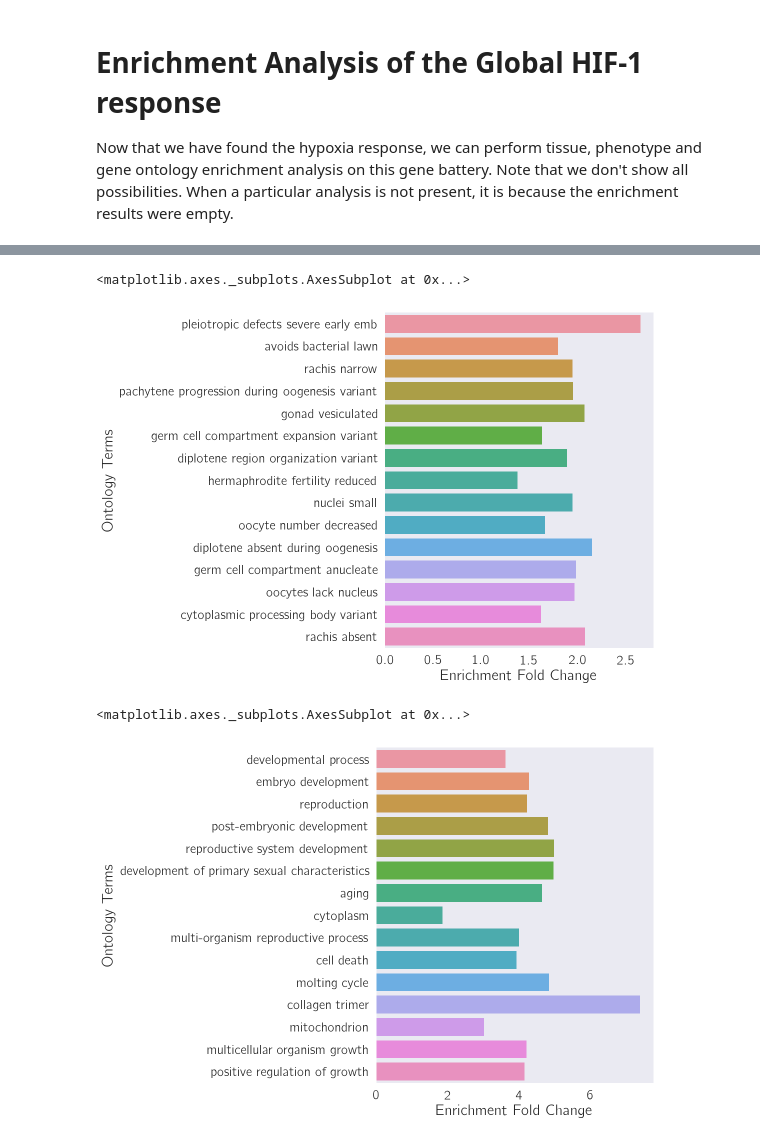
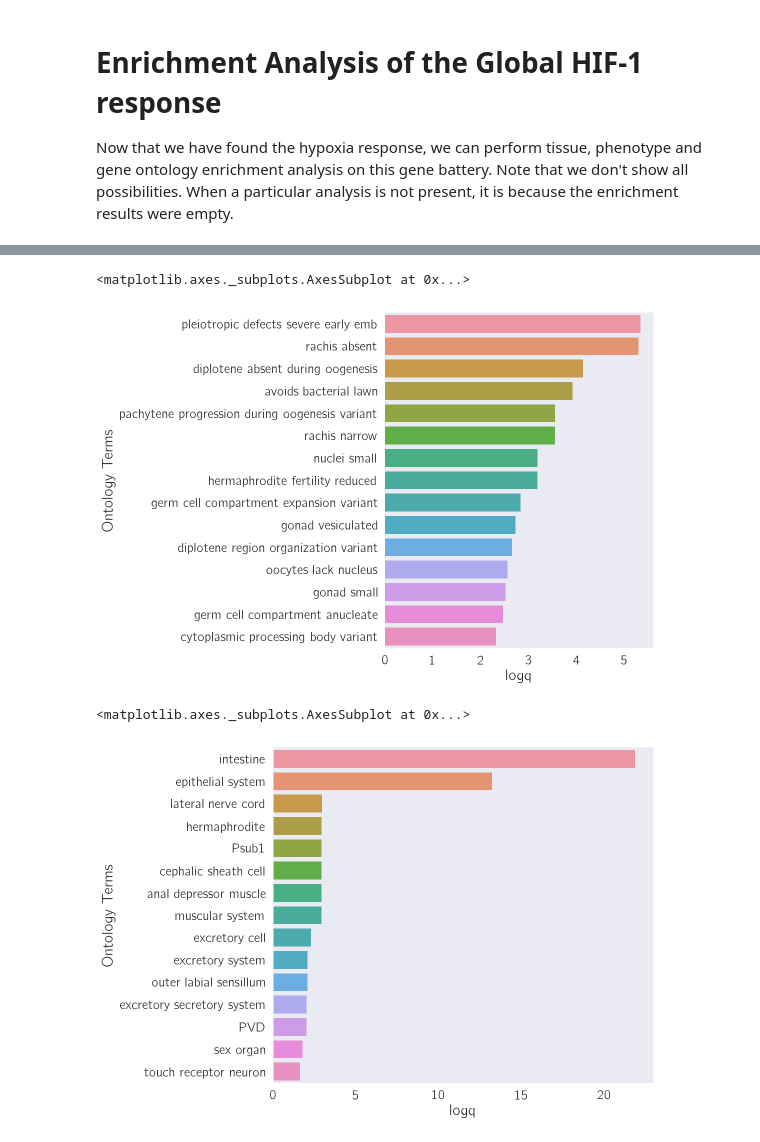
Before and after one commit to WormLabCaltech/mprsq, a Jupyter notebook: src/3 Enrichment Analysis of Hypoxia Pathway Data.ipynb, the cells around one changed output, grey strips where cells are left out. Cells and saved outputs as stored; diff of their text form; code cells hidden in the pictures.

Commit message:
removing old figures

```diff
--- a/src/3 Enrichment Analysis of Hypoxia Pathway Data.ipynb
+++ b/src/3 Enrichment Analysis of Hypoxia Pathway Data.ipynb
@@ -111,9 +173,18 @@ hyp_response = list(set(hyp_response_neg + hyp_response_pos))
+# %%
+# genes that are DE in hif-1 and egl-9, and obey both equations:
+equal_and_DE = (tidy.target_id.isin(filtered_egl)) & (tidy.target_id.isin(filtered_hif))
+# genes that are DE in egl-9, but not in hif-1 genotypes and also obey both equations:
+equal_no_hif = (tidy.target_id.isin(filtered_egl)) & (tidy.target_id.isin(not_DE))
+
+# get the lists of both, then concatenate them for a hypoxia response:
+# most of the genes will come from the equal_no_hif condition
+de_both = tidy[(equal_and_DE)].target_id.unique()
+de_one = tidy[(equal_no_hif)].target_id.unique()
+overlap = list(set(np.append(de_both, de_one)))
+
+# find the hypoxia response
+hyp_response = tidy[tidy.target_id.isin(overlap)].copy()
 # %%
-# slice out the genes we found, using the egl-9 betas
-hyp = tidy[(tidy.target_id.isin(hyp_response)) &
-           (tidy.code == 'b')
-          ].copy().sort_values('qval')
-
 # annotate whether they are candidates for direct or
 # indirect regulation.
 def annotate(x):
@@ -123,13 +194,11 @@ def annotate(x):
         return 'candidate for indirect regulation'
 
 # annotate
-hyp['regulation'] = hyp.b.apply(annotate)
+hyp_response['regulation'] = hyp_response.b.apply(annotate)
 # %%
 # save to file
-cols = ['target_id', 'ens_gene', 'ext_gene', 'b', 'qval', 'regulation']
-hyp[cols].to_csv('../output/hypoxia_response.csv', index=False)
+cols = ['genotype','target_id', 'ens_gene', 'ext_gene', 'b', 'se_b', 'qval', 'regulation', 'code']
+hyp_response[cols].to_csv('../output/hypoxia_response.csv', index=False)
 
-# get the list of gene IDs as a numpy array.
-hyp_response = tidy[tidy.target_id.isin(hyp_response)].ens_gene.unique()
-print('There are {0} genes in the predicted hypoxia response'.format(len(hyp_response)))
+print('There are {0} genes in the predicted hypoxia response'.format(len(hyp_response.ens_gene.unique())))
 # %% [output]
@@ -162,6 +211,10 @@ tea.enrichment_analysis(hyp.ens_gene.unique(), tissue_df=go_df, show=False)
 Now that we have found the hypoxia response, we can perform tissue, phenotype and gene ontology enrichment analysis on this gene battery.
 Note that we don't show all possibilities. When a particular analysis is not present, it is because the enrichment results were empty.
 # %%
-teaH = tea.enrichment_analysis(hyp_response, tissue_df, show=False)
-geaH = tea.enrichment_analysis(hyp_response, go_df, show=False)
+teaH = tea.enrichment_analysis(hyp_response.ens_gene.unique(), tissue_df, show=False)
+peaH = tea.enrichment_analysis(hyp_response.ens_gene.unique(), phenotype_df, show=False)
+geaH = tea.enrichment_analysis(hyp_response.ens_gene.unique(), go_df, show=False)
+
+for df in [teaH, peaH, geaH]:
+    df['logq'] = -df['Q value'].apply(np.log10)
 # %%
@@ -196,10 +225,10 @@ tea.plot_enrichment_results(teaEgl)
 # %%
-tea.plot_enrichment_results(peaEgl, analysis='phenotype')
+tea.plot_enrichment_results(peaH, analysis='phenotype', y='logq')
 # %% [output]
 <matplotlib.axes._subplots.AxesSubplot at 0x...>
-[figure, old version]
+[figure, new version]
 # %%
-tea.plot_enrichment_results(geaEgl, analysis='go')
+tea.plot_enrichment_results(teaH, analysis='tissue', y='logq')
 # %% [output]
 <matplotlib.axes._subplots.AxesSubplot at 0x...>
-[figure, old version]
+[figure, new version]
```
Also changed, not shown: parts of 30 cells of this notebook, 51 other files.
